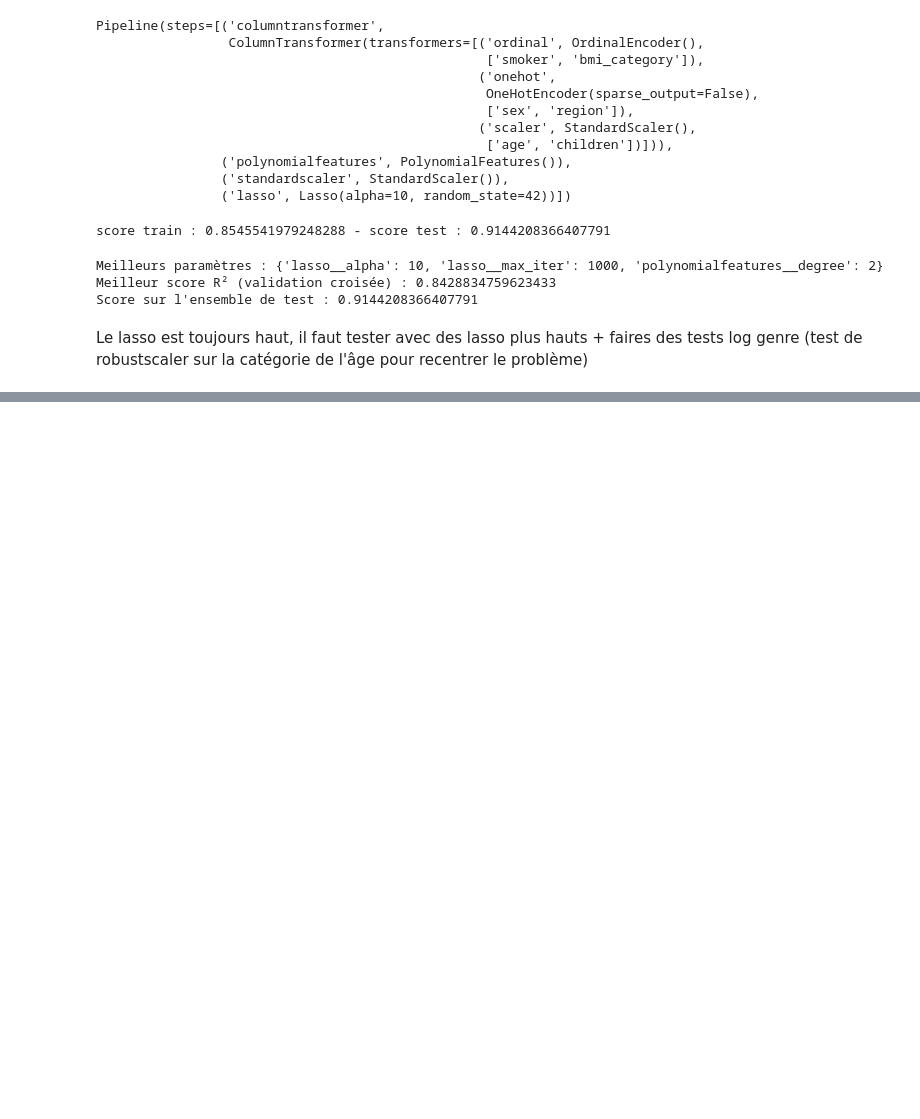
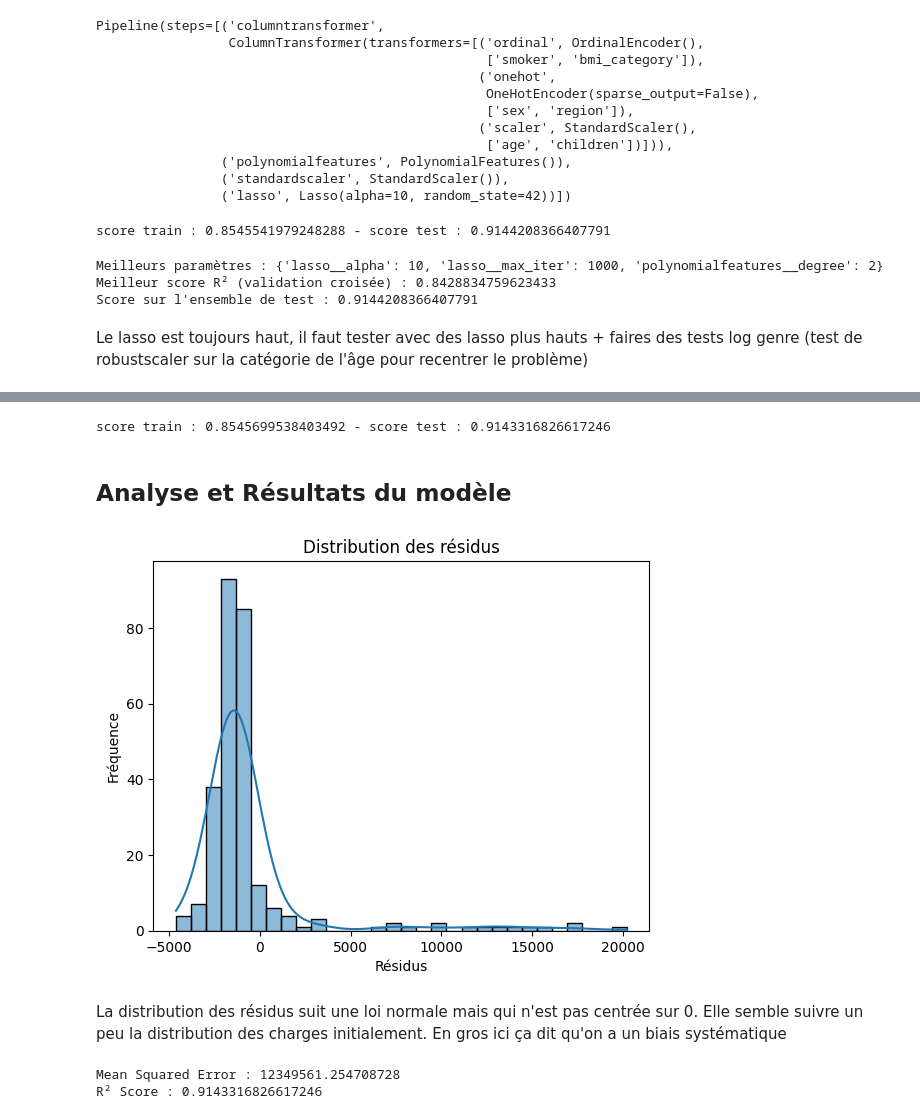
Before and after one commit to ludivineRB/prime_assurance_prediction, a Jupyter notebook: modeling_bmibin.ipynb, the cells around one changed output, grey strips where cells are left out. Drawn from its saved outputs; the diff is of its cells as text; code cells hidden in the pictures; blank space fills up the shorter version.

```diff
--- a/modeling_bmibin.ipynb
+++ b/modeling_bmibin.ipynb
@@ -591,0 +825,20 @@ Le lasso est toujours haut, il faut tester avec des lasso plus hauts + faires de
+# %%
+#Meilleur modèle sans log1p sur la cible
+
+X = df.drop(columns=["charges"])
+y = df["charges"]
+
+X_train, X_test, y_train, y_test = train_test_split(X, y, test_size=0.2, random_state=42, stratify=X['smoker'])
+
+preprocessor = ColumnTransformer(
+    transformers=[
+        ("ordinal", OrdinalEncoder(), ["smoker"]),  # Encodage ordinal pour 'smoker'
+        ("onehot", OneHotEncoder(sparse_output=False), ["sex", "region", "bmi_category"]),  # OneHotEncoding pour 'sex' et 'region'
+        ("scaler", StandardScaler(), ["children"]),
+        ("r_scaler", RobustScaler(), ["age"])
+    ],
+remainder="drop" #suppression des colonnes non spécifiées
+)
+polynomial = PolynomialFeatures(degree=2, interaction_only=False)
+pipe=make_pipeline(preprocessor,polynomial,StandardScaler(), Lasso(alpha=10, random_state=42))
+pipe.fit(X_train, y_train)
@@ -591,0 +860,34 @@ Le lasso est toujours haut, il faut tester avec des lasso plus hauts + faires de
+# %%
+score_train = pipe.score(X_train, y_train)
+score_test = pipe.score(X_test, y_test)
+print(f'score train : {score_train} - score test : {score_test}')
+# %% [output]
+score train : 0.8545699538403492 - score test : 0.9143316826617246
+# %% [markdown]
+## Analyse et Résultats du modèle
+# %%
+#Distribution des résidus
+
+y_pred = pipe.predict(X_test)
+residuals = y_test - y_pred
+
+sns.histplot(residuals, kde=True, bins=30)
+plt.title("Distribution des résidus")
+plt.xlabel("Résidus")
+plt.ylabel("Fréquence")
+plt.show()
+# %% [output]
+[figure, added]
+# %% [markdown]
+La distribution des résidus suit une loi normale mais qui n'est pas centrée sur 0. Elle semble suivre un peu la distribution des charges initialement.
+En gros ici ça dit qu'on a un biais systématique
+# %%
+from sklearn.metrics import mean_squared_error, r2_score
+
+mse = mean_squared_error(y_test, y_pred)
+r2 = r2_score(y_test, y_pred)
+print(f"Mean Squared Error : {mse}")
+print(f"R² Score : {r2}")
+# %% [output]
+Mean Squared Error : 12349561.254708728
+R² Score : 0.9143316826617246
```
Also changed, not shown: parts of 26 cells of this notebook, 2 other files.
